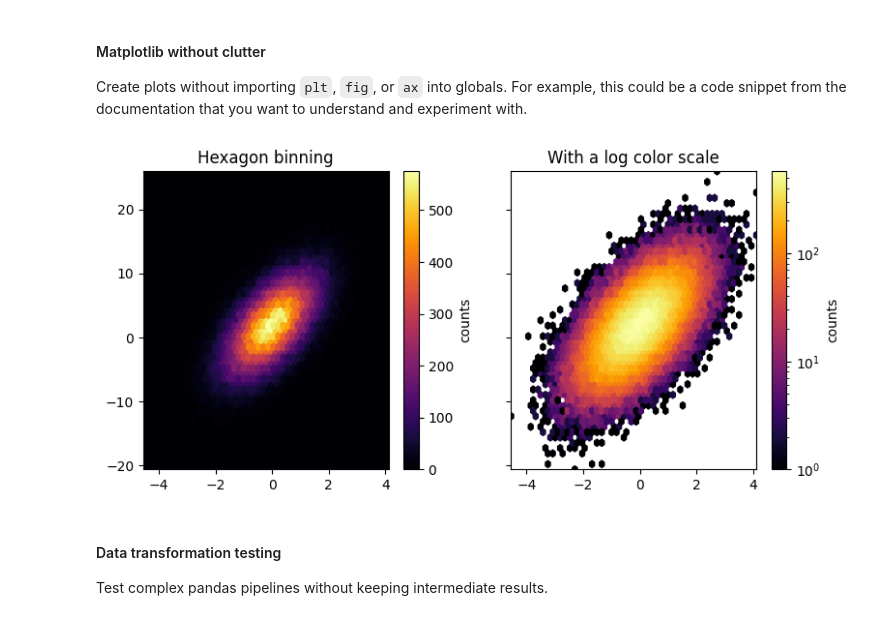
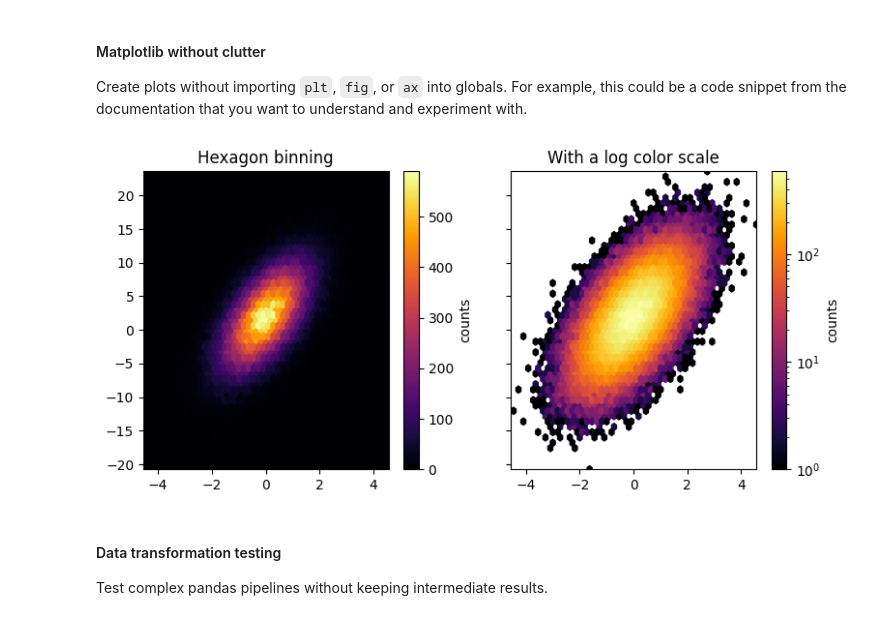
Before and after one commit to artste/testcell, a Jupyter notebook: demo/testcell_zoo.ipynb, the cells around one changed output. Drawn from its saved outputs; the diff is of its cells as text; code cells hidden in the pictures.

Commit message:
Seed demo and zoo. Fix randomness issues.

```diff
--- a/demo/testcell_zoo.ipynb
+++ b/demo/testcell_zoo.ipynb
@@ -267,31 +271,28 @@ Create plots without importing `plt`, `fig`, or `ax` into globals. For example,
 # %%
 %%testcelln
 # FROM: https://matplotlib.org/stable/gallery/statistics/hexbin_demo.html#sphx-glr-gallery-statistics-hexbin-demo-py
 import matplotlib.pyplot as plt
 import numpy as np
 
-# Fixing random state for reproducibility
-np.random.seed(19680801)
-
 n = 100_000
-x = np.random.standard_normal(n)
+x = np.random.default_rng(seed=19680801).standard_normal(n) # inline seeded generator
 y = 2.0 + 3.0 * x + 4.0 * np.random.standard_normal(n)
 xlim = x.min(), x.max()
 ylim = y.min(), y.max()
 
 fig, (ax0, ax1) = plt.subplots(ncols=2, sharey=True, figsize=(9, 4))
 
 hb = ax0.hexbin(x, y, gridsize=50, cmap='inferno')
 ax0.set(xlim=xlim, ylim=ylim)
 ax0.set_title("Hexagon binning")
 cb = fig.colorbar(hb, ax=ax0, label='counts')
 
 hb = ax1.hexbin(x, y, gridsize=50, bins='log', cmap='inferno')
 ax1.set(xlim=xlim, ylim=ylim)
 ax1.set_title("With a log color scale")
 cb = fig.colorbar(hb, ax=ax1, label='counts')
 # %% [output]
-[figure, old version]
+[figure, new version]
 # %%
 # Note that matplotlib has not been importad in global scope
 assert 'matplotlib' not in globals()
```
Also changed, not shown: parts of 5 cells of this notebook, 1 other file.
